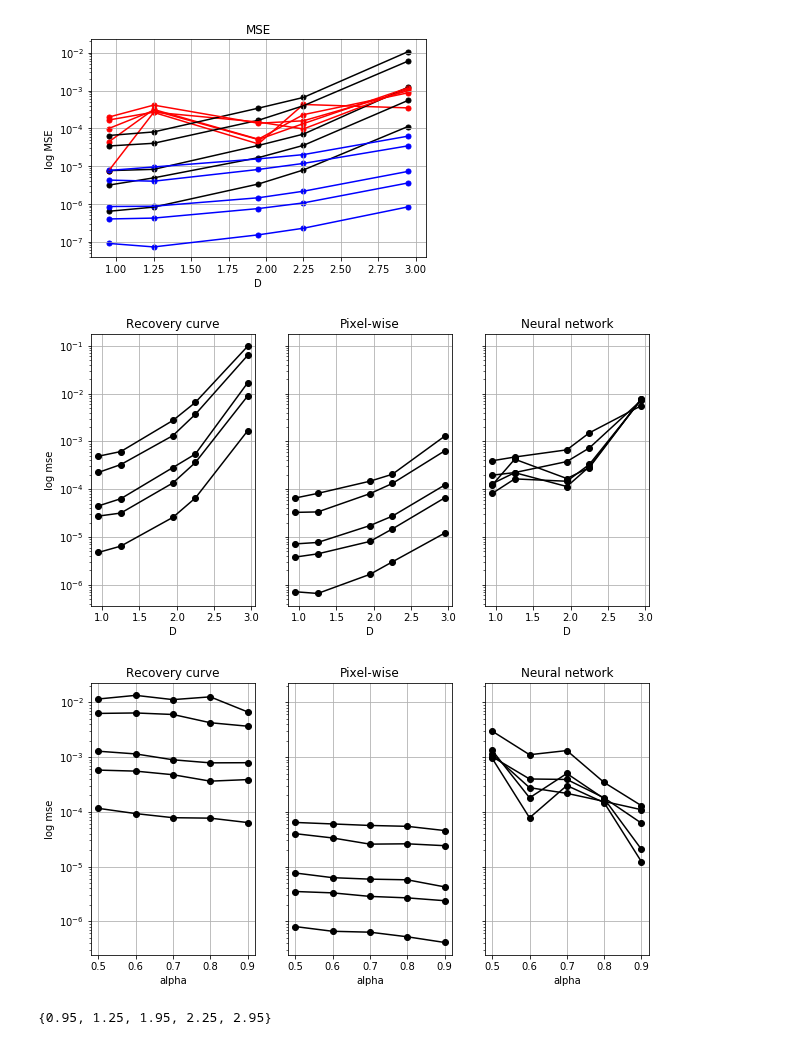
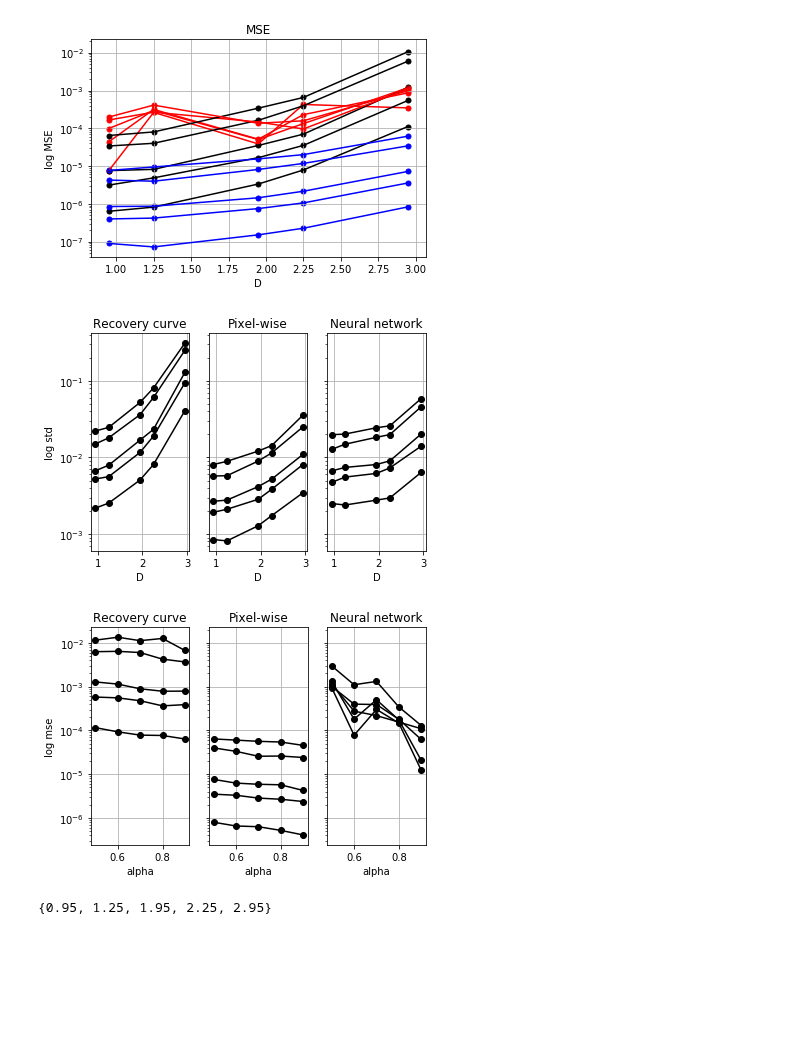
Before and after one commit to waahlstrand/frap, a Jupyter notebook: notebooks/Results.ipynb, the cells around one changed output. Cells and saved outputs as stored; diff of their text form; code cells hidden in the pictures; blank space fills up the shorter version.

```diff
--- a/notebooks/Results.ipynb
+++ b/notebooks/Results.ipynb
@@ -473,40 +532,41 @@ plt.set_cmap("gray")
 ax1.set_title("Recovery curve")
 ax2.set_title("Pixel-wise")
 ax3.set_title("Neural network")
 
 noises = [0.001, 0.005, 0.01, 0.05, 0.1]
 
 
+alpha=0.9
 i=1
-for a, color in zip(noises, colors):
+for a in noises:
 
-    cond = df[(np.around(df["a"], 3) ==  a) & (np.around(df["alpha"],1)==0.5)]
+    cond = df[(np.around(df["a"], 3) ==  a) & (np.around(df["alpha"],1)==alpha)]
     cond = cond.sort_values(by=["D"])
     cond["a"] = np.around(cond["a"], 3)
     cond["alpha"] = np.around(cond["alpha"], 1)
 
     x = cond["D"]
 
-    ax1.semilogy(x, cond["D_rc_mse"], '-o', c='k')
+    ax1.semilogy(x, cond["D_rc_std"], '-o', c='k')
     ax1.grid()
     ax1.set_xlabel("D")
 
-    ax2.semilogy(x, cond["D_px_mse"], '-o', c='k')
+    ax2.semilogy(x, cond["D_px_std"], '-o', c='k')
     ax2.grid()
     ax2.set_xlabel("D")
 
-    ax3.semilogy(x, cond["D_nn_mse"], '-o', c='k')
+    ax3.semilogy(x, cond["D_nn_std"], '-o', c='k')
     ax3.grid()
     ax3.set_xlabel("D")
 
     cond.to_csv("data_"+"_"+str(alpha)+"_"+str(i)+".csv", index=False)
 
     i +=1
 
-ax1.set_ylabel("log mse")
+ax1.set_ylabel("log std")
 plt.show()
 # %% [output]
-[figure, old version]
+[figure, new version]
 # %%
 
 
@@ -520,9 +580,9 @@ noises = [0.001, 0.005, 0.01, 0.05, 0.1]
 
 
 i=1
-for a, color in zip(noises, colors):
+for a in noises:
 
-    cond = df[(np.around(df["a"], 3) ==  a) & (np.around(df["D"],2)==2.95)]
+    cond = df[(np.around(df["a"], 3) ==  a) & (np.around(df["D"],2)==2.5)]
     cond = cond.sort_values(by=["alpha"])
     cond["a"] = np.around(cond["a"], 3)
     cond["D"] = np.around(cond["D"], 2)
@@ -548,7 +608,7 @@ for a, color in zip(noises, colors):
 ax1.set_ylabel("log mse")
 plt.show()
 # %% [output]
-[figure, old version]
+[figure, new version]
 # %%
 set(np.around(df["D"],2))
 # %% [output]
```
Also changed, not shown: parts of 5 cells of this notebook, 4 other files.
